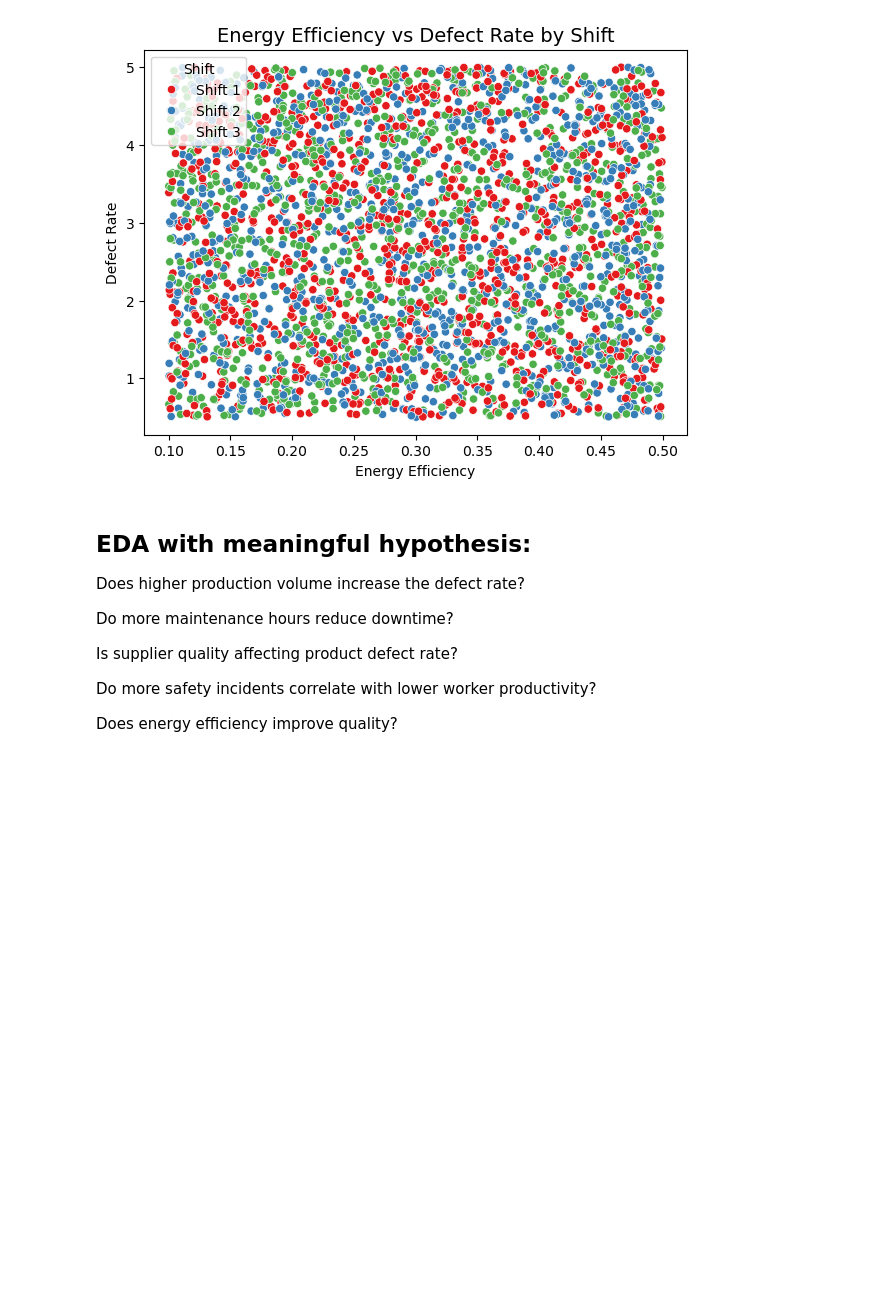
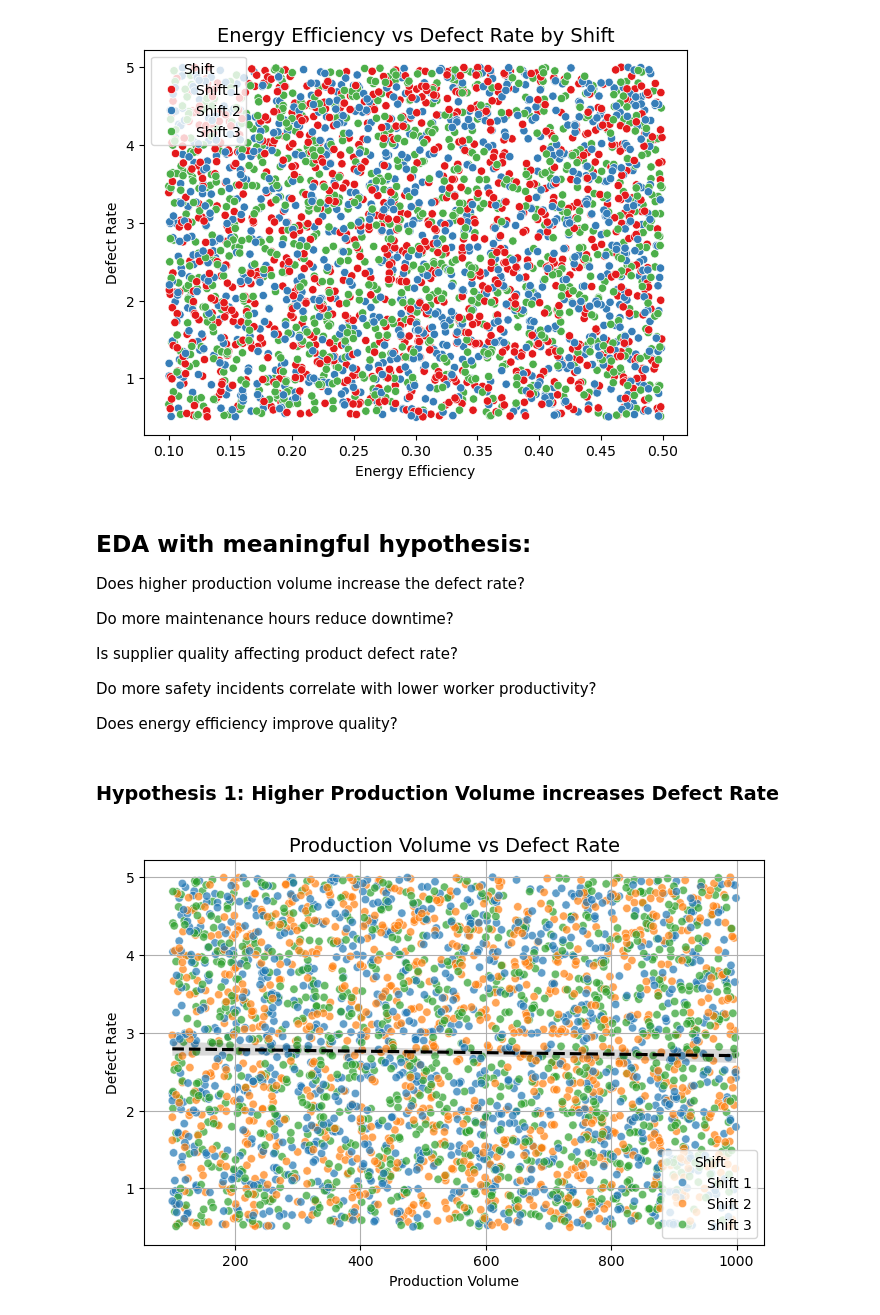
Before and after one commit to bbhatta10/Manufacturing-Quality-Analysis, a Jupyter notebook: quality.ipynb, the cells around one changed output. Saved outputs shown, nothing was run; the diff lists cells and outputs as text; code cells hidden in the pictures; blank space fills up the shorter version.

Commit message:
EDA: Hypothesis 1-3

```diff
--- a/quality.ipynb
+++ b/quality.ipynb
@@ -319,3 +319,18 @@ Is supplier quality affecting product defect rate?
 Do more safety incidents correlate with lower worker productivity?
 
 Does energy efficiency improve quality?
+# %% [markdown]
+### Hypothesis 1: Higher Production Volume increases Defect Rate
+# %%
+# If the regression line slopes upward → more production = more defects (possible overstrain).
+# If flat or downward → stable process capable of scaling efficiently.
+plt.figure(figsize=(8,5))
+sns.scatterplot(data=df_quality_data, x='ProductionVolume', y='DefectRate', hue='Shift', alpha=0.7)
+sns.regplot(data=df_quality_data, x='ProductionVolume', y='DefectRate', scatter=False, color='black', line_kws={'linestyle':'dashed'})
+plt.title("Production Volume vs Defect Rate", fontsize=14)
+plt.xlabel("Production Volume")
+plt.ylabel("Defect Rate")
+plt.grid(True)
+plt.show()
+# %% [output]
+[figure, added]
```
Also changed, not shown: parts of 4 cells of this notebook.
